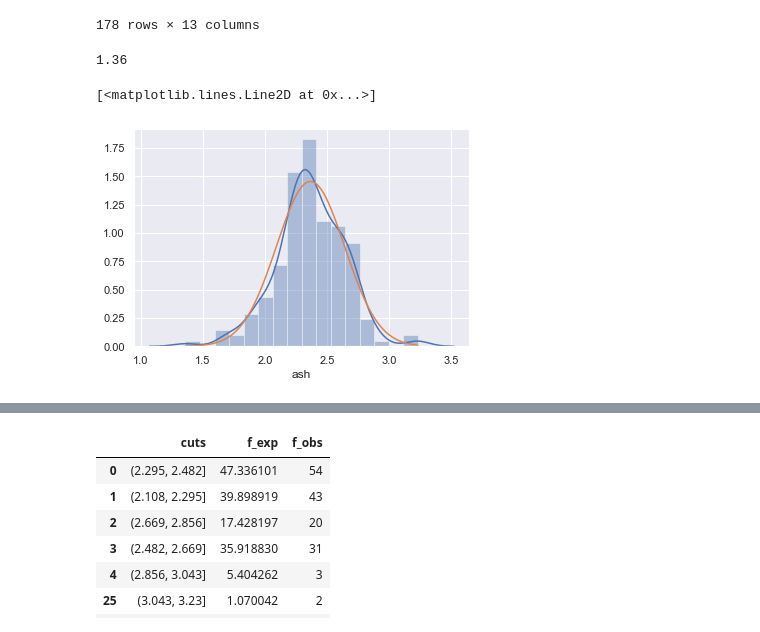
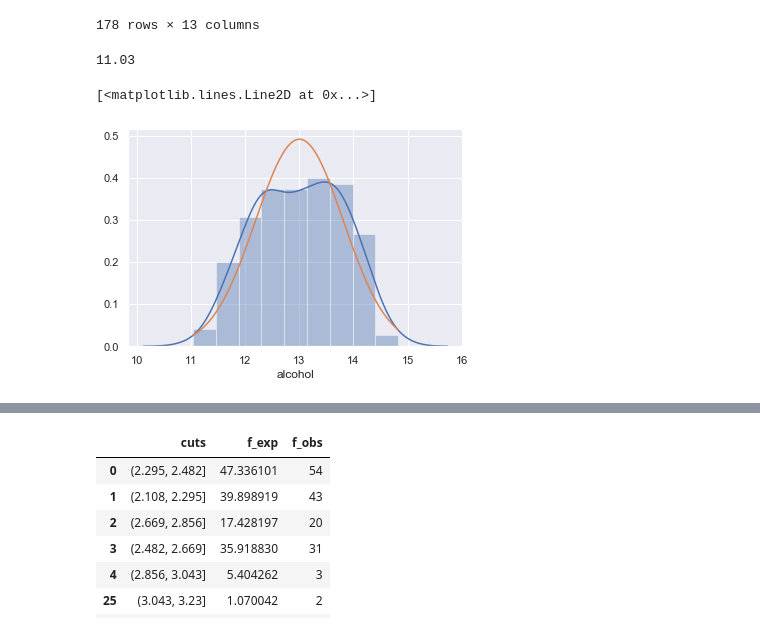
Before and after one commit to normannexo/Mathematics-notebooks, a Jupyter notebook: Chi-square.ipynb, the cells around one changed output, grey strips where cells are left out. Drawn from its saved outputs; the diff is of its cells as text; code cells hidden in the pictures.

```diff
--- a/Chi-square.ipynb
+++ b/Chi-square.ipynb
@@ -30,16 +38,16 @@ df_wine
 | 177 | 14.13 | 4.10 | 2.74 | 24.5 | 96.0 | 2.05 | 0.76 | ... |
 178 rows × 13 columns
 # %%
-feature = 'ash'
+feature = 'alcohol'
 sns.distplot(df_wine[feature])
 loc = df_wine[feature].mean()
 scale = df_wine[feature].std()
 minx = df_wine[feature].min()
 maxx = df_wine[feature].max()
 print(minx)
 x = np.linspace(minx, maxx ,100)
 plt.plot(x, norm.pdf(x, loc=loc, scale= scale))
 # %% [output]
-1.36
+11.03
 [<matplotlib.lines.Line2D at 0x...>]
-[figure, old version]
+[figure, new version]
```
Also changed, not shown: parts of 14 cells of this notebook, 1 other file.
